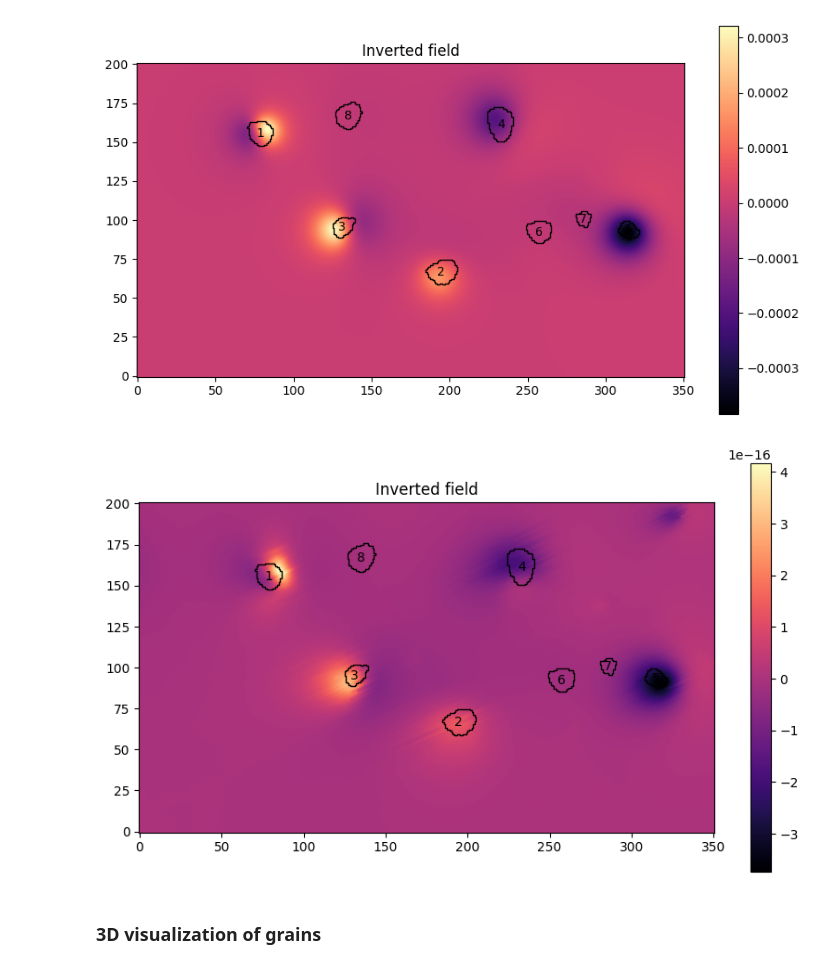
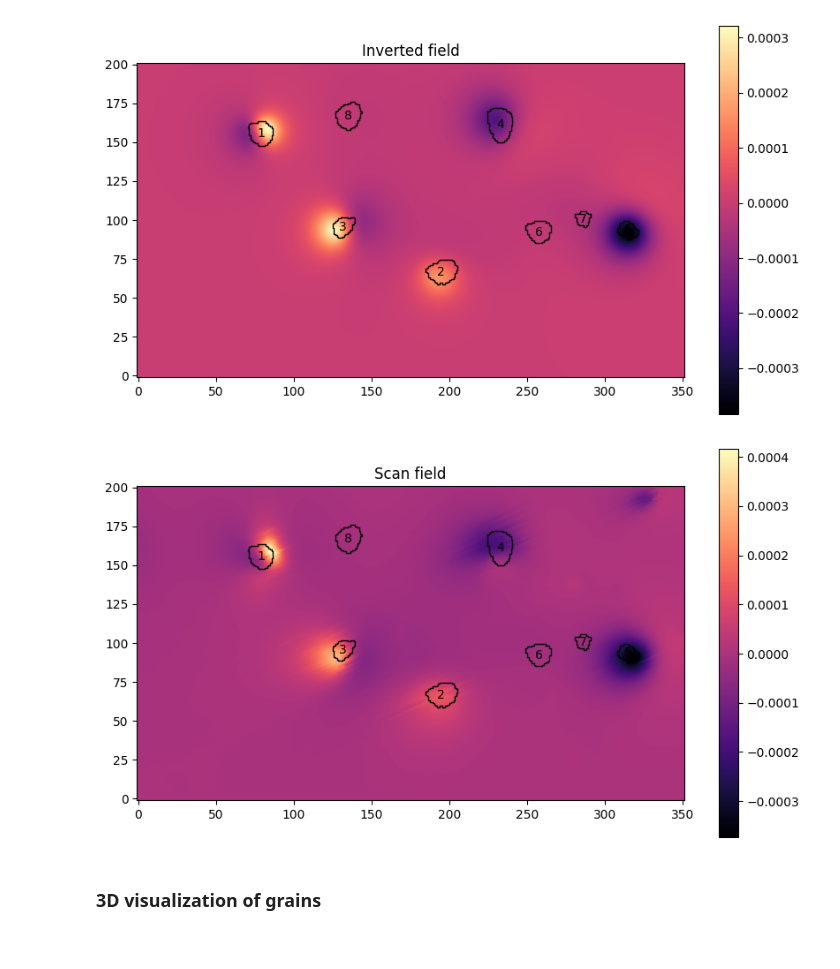
Before and after one commit to Micromagnetic-Tomography/mmt_dipole_cuboid_inversion, a Jupyter notebook: doc/tutorial/synthetic_sample_analysis.ipynb, the cells around one changed output. Cells and saved outputs as stored; diff of their text form; code cells hidden in the pictures.

Commit message:
Updated doc tutorials with new scan surface definitions

```diff
--- a/doc/tutorial/synthetic_sample_analysis.ipynb
+++ b/doc/tutorial/synthetic_sample_analysis.ipynb
@@ -55,0 +58,3 @@ scan_height = 2e-6
+# %%
+mag_inv = dci.DipoleCuboidInversion(None, SQUID_sensor_domain, SQUID_spacing,
+        SQUID_deltax, SQUID_deltay, SQUID_area, scan_height)
@@ -58,3 +67,0 @@ Input the scan surface parameters into the `Dipole` class:
-# %%
-mag_inv = dpinv.dipole_inverse.Dipole(SQUID_domain, SQUID_spacing,
-        SQUID_deltax, SQUID_deltay, SQUID_area, scan_height)
@@ -63,3 +68,5 @@ mag_inv.read_files(ScanFile, CuboidFile, cuboid_scaling_factor=1e-6)
+# %%
+mag_inv.set_scan_domain(gen_sd_mesh_from='sensor_center_domain')
 # %% [markdown]
 We then compute the forward (Green's) matrix that we use to invert the scan field:
 # %%
@@ -106,7 +113,7 @@ Grain 8  |M| =  7430.479 A/m    |M|_dG =  7154.400 A/m
 # %% [markdown]
 Define first the geometries into our `mag_inv` class instance. All the spatial locations of the plots will be scaled by a factor of 1µm:
 # %%
-dpinv_tools.plot.set_grain_geometries(mag_inv, spatial_scaling=1e6)
+dcit.plot.set_grain_geometries(mag_inv, spatial_scaling=1e6)
 # %% [markdown]
 We can now plot the grain profiles and forward/inversion fields. Note that we scale the fields by the `scan_area` to have the flux in Tesla rather than Tesla.m^2:
 # %%
@@ -121,13 +128,13 @@ plt.show()
 [figure]
 # %%
 f, ax = plt.subplots(figsize=(10, 10 * 200 / 350))
-dpinv_tools.plot.plot_grain_boundaries(mag_inv, ax)
-im = dpinv_tools.plot.plot_scan_field(mag_inv, ax)
+dcit.plot.plot_grain_boundaries(mag_inv, ax)
+im = dcit.plot.plot_scan_field(mag_inv, ax, scale_field=1/mag_inv.scan_area)
 plt.colorbar(im)
-ax.set_title('Inverted field')
+ax.set_title('Scan field')
 plt.show()
 # %% [output]
-[figure, old version]
+[figure, new version]
 # %% [markdown]
 ### 3D visualization of grains
 # %% [markdown]
```
Also changed, not shown: parts of 13 cells of this notebook, 3 other files.
